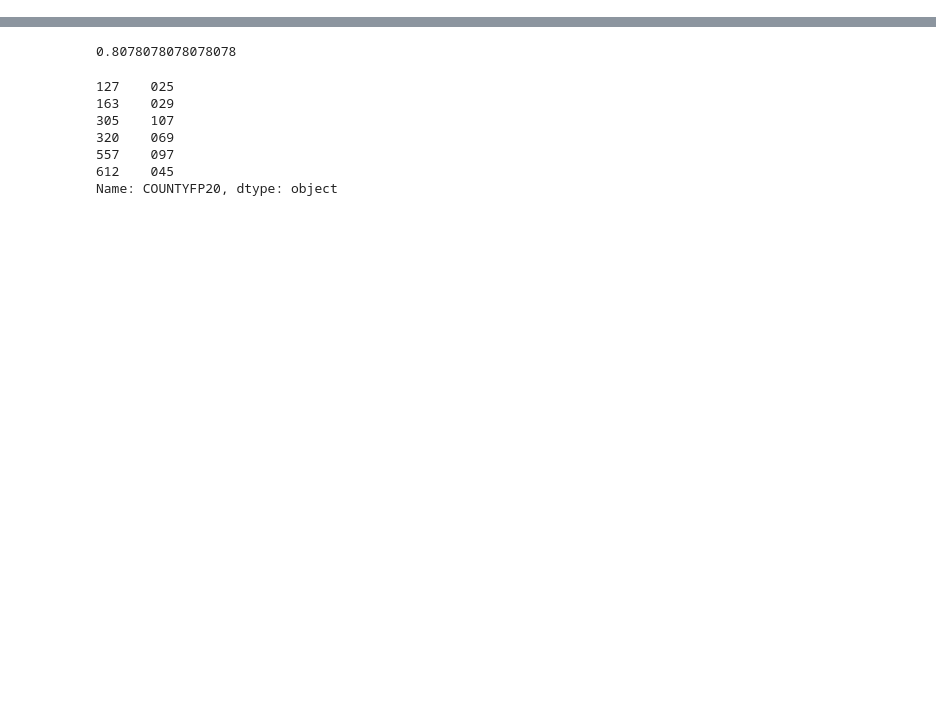
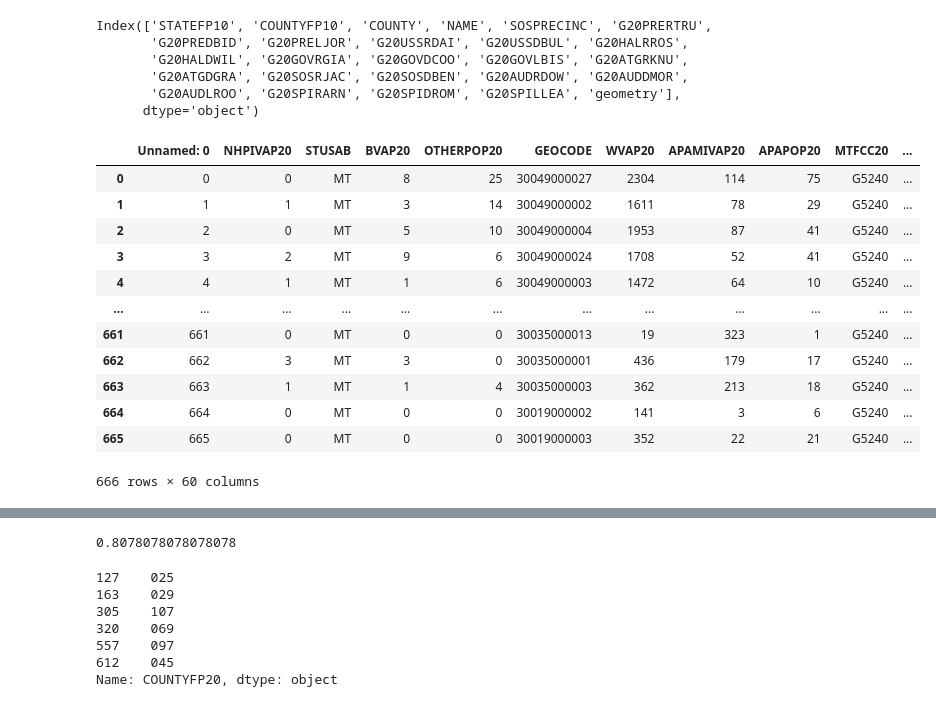
Before and after one commit to mggg/Montana-RCV, a Jupyter notebook: mt_scratch.ipynb, the cells around one changed output, grey strips where cells are left out. Cells and saved outputs as stored; diff of their text form; code cells hidden in the pictures; blank space fills up the shorter version.

```diff
--- a/mt_scratch.ipynb
+++ b/mt_scratch.ipynb
@@ -23,0 +160,28 @@ er_2020
+# %%
+election_2020.columns
+# %% [output]
+Index(['STATEFP10', 'COUNTYFP10', 'COUNTY', 'NAME', 'SOSPRECINC', 'G20PRERTRU',
+       'G20PREDBID', 'G20PRELJOR', 'G20USSRDAI', 'G20USSDBUL', 'G20HALRROS',
+       'G20HALDWIL', 'G20GOVRGIA', 'G20GOVDCOO', 'G20GOVLBIS', 'G20ATGRKNU',
+       'G20ATGDGRA', 'G20SOSRJAC', 'G20SOSDBEN', 'G20AUDRDOW', 'G20AUDDMOR',
+       'G20AUDLROO', 'G20SPIRARN', 'G20SPIDROM', 'G20SPILLEA', 'geometry'],
+      dtype='object')
+# %%
+import pandas as pd
+
+test = pd.read_csv('data/election/maup_test.csv')
+test
+# %% [output]
+|  | Unnamed: 0 | NHPIVAP20 | STUSAB | BVAP20 | OTHERPOP20 | GEOCODE | WVAP20 | APAMIVAP20 | APAPOP20 | MTFCC20 | ... |
+| 0 | 0 | 0 | MT | 8 | 25 | 30049000027 | 2304 | 114 | 75 | G5240 | ... |
+| 1 | 1 | 1 | MT | 3 | 14 | 30049000002 | 1611 | 78 | 29 | G5240 | ... |
+| 2 | 2 | 0 | MT | 5 | 10 | 30049000004 | 1953 | 87 | 41 | G5240 | ... |
+| 3 | 3 | 2 | MT | 9 | 6 | 30049000024 | 1708 | 52 | 41 | G5240 | ... |
+| 4 | 4 | 1 | MT | 1 | 6 | 30049000003 | 1472 | 64 | 10 | G5240 | ... |
+| ... | ... | ... | ... | ... | ... | ... | ... | ... | ... | ... | ... |
+| 661 | 661 | 0 | MT | 0 | 0 | 30035000013 | 19 | 323 | 1 | G5240 | ... |
+| 662 | 662 | 3 | MT | 3 | 0 | 30035000001 | 436 | 179 | 17 | G5240 | ... |
+| 663 | 663 | 1 | MT | 1 | 4 | 30035000003 | 362 | 213 | 18 | G5240 | ... |
+| 664 | 664 | 0 | MT | 0 | 0 | 30019000002 | 141 | 3 | 6 | G5240 | ... |
+| 665 | 665 | 0 | MT | 0 | 0 | 30019000003 | 352 | 22 | 21 | G5240 | ... |
+666 rows × 60 columns
```
Also changed, not shown: parts of 18 cells of this notebook, 2 other files.
